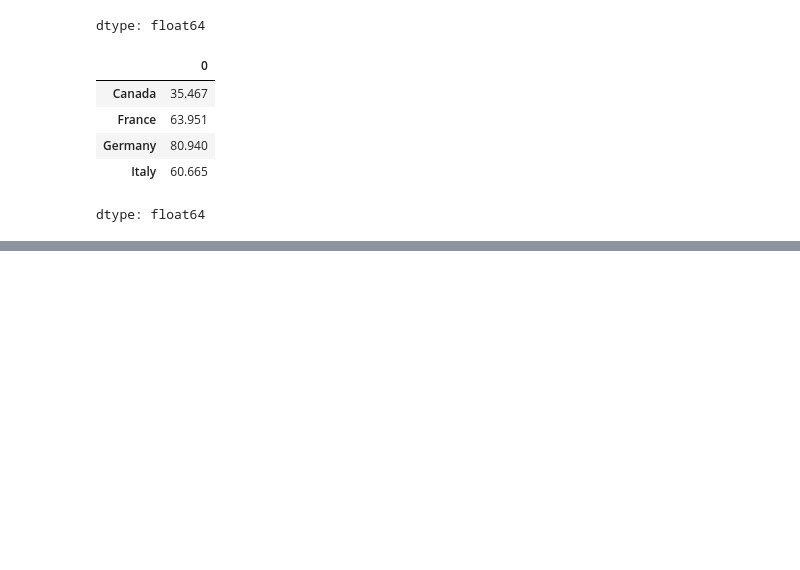
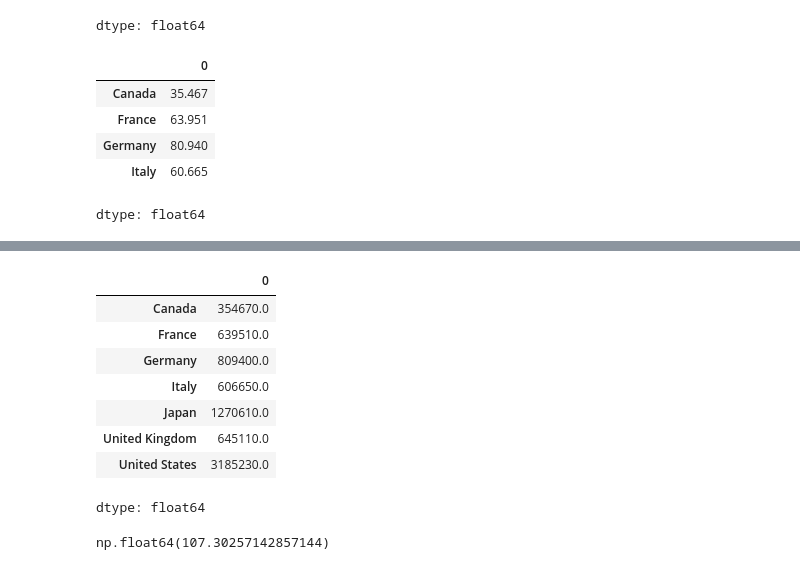
Before and after one commit to dabster108/Dataanalysis_numpy, a Jupyter notebook: numpy.ipynb, the cells around one changed output, grey strips where cells are left out. Drawn from its saved outputs; the diff is of its cells as text; code cells hidden in the pictures; blank space fills up the shorter version.

```diff
--- a/numpy.ipynb
+++ b/numpy.ipynb
@@ -531,0 +605,16 @@ dtype: float64
+# %%
+g7_pop * 10000
+# %% [output]
+|  | 0 |
+| Canada | 354670.0 |
+| France | 639510.0 |
+| Germany | 809400.0 |
+| Italy | 606650.0 |
+| Japan | 1270610.0 |
+| United Kingdom | 645110.0 |
+| United States | 3185230.0 |
+dtype: float64
+# %%
+g7_pop.mean()
+# %% [output]
+np.float64(107.30257142857144)
```
Also changed, not shown: parts of 22 cells of this notebook.
